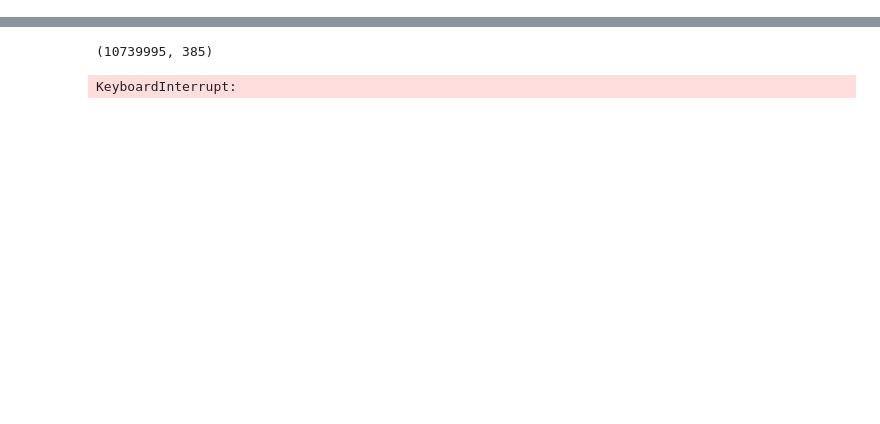
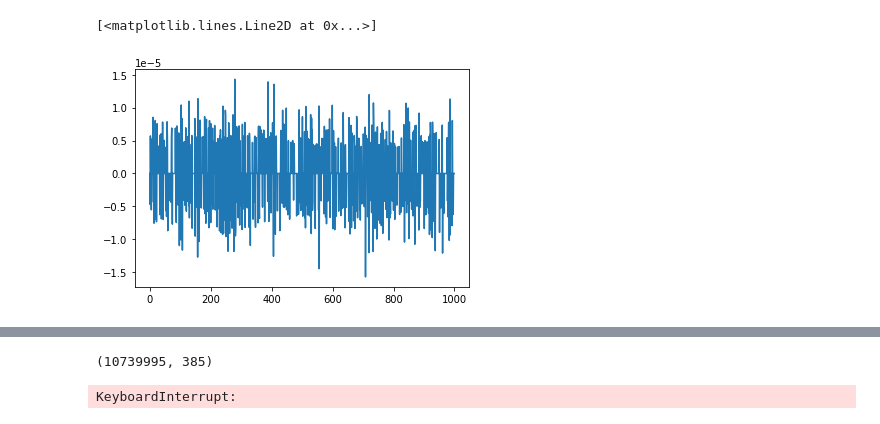
Before and after one commit to int-brain-lab/ibl-viz, a Jupyter notebook: heer/test.ipynb, the cells around one changed output, grey strips where cells are left out. Saved outputs shown, nothing was run; the diff lists cells and outputs as text; code cells hidden in the pictures; blank space fills up the shorter version.

```diff
--- a/heer/test.ipynb
+++ b/heer/test.ipynb
@@ -32,0 +76,5 @@ c:\Users\Dan\.conda\envs\iblenv\lib\site-packages\numpy\.libs\libopenblas.GK7GX5
+# %%
+plt.plot(clipped[150,:])
+# %% [output]
+[<matplotlib.lines.Line2D at 0x...>]
+[figure, added]
```
Also changed, not shown: parts of 9 cells of this notebook, 1 other file.
